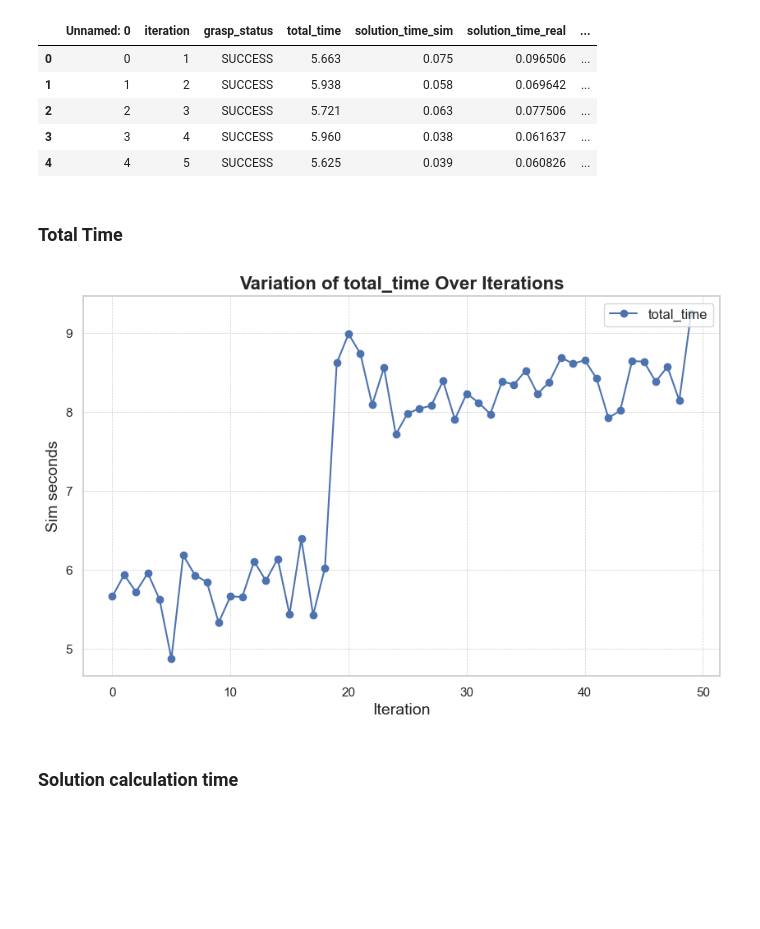
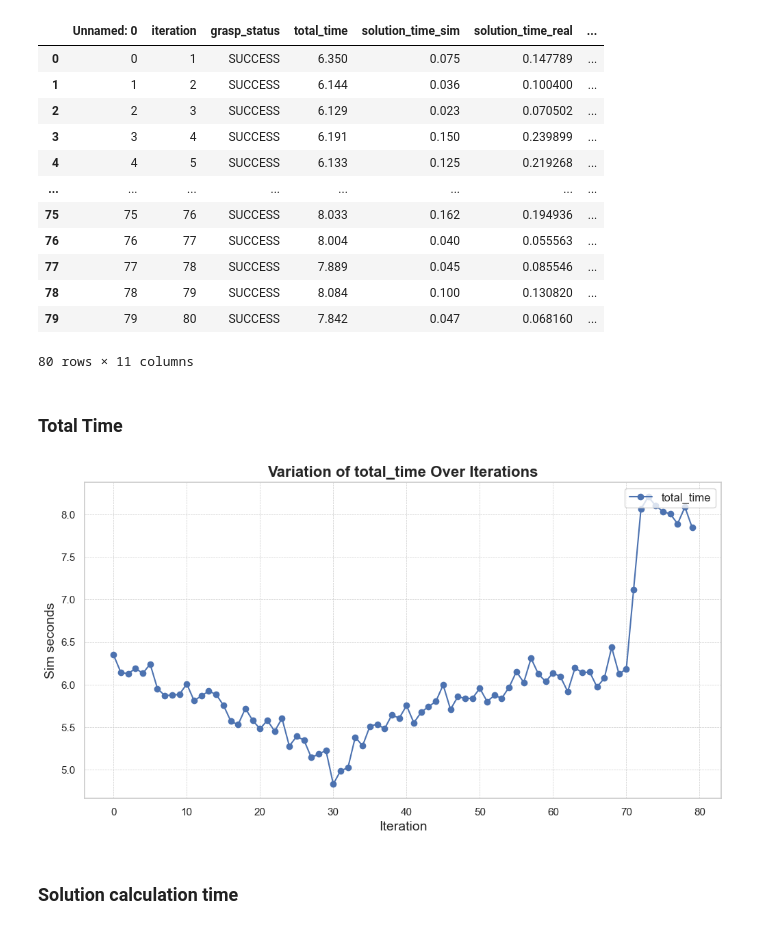
Before and after one commit to adityavkulkarni/2D_dynamic_object_grasping, a Jupyter notebook: results.ipynb, the cells around one changed output. Saved outputs shown, nothing was run; the diff lists cells and outputs as text; code cells hidden in the pictures; blank space fills up the shorter version.

```diff
--- a/results.ipynb
+++ b/results.ipynb
@@ -4,32 +4,39 @@ import matplotlib.pyplot as plt
 import seaborn as sns
 sns.set(style="whitegrid")
 # %%
-df = pd.read_csv("results.csv")
+df = pd.read_csv("results80.csv")
 len_df = len(df)
-df.head()
+df
 # %% [output]
 |  | Unnamed: 0 | iteration | grasp_status | total_time | solution_time_sim | solution_time_real | ... |
-| 0 | 0 | 1 | SUCCESS | 5.663 | 0.075 | 0.096506 | ... |
-| 1 | 1 | 2 | SUCCESS | 5.938 | 0.058 | 0.069642 | ... |
-| 2 | 2 | 3 | SUCCESS | 5.721 | 0.063 | 0.077506 | ... |
-| 3 | 3 | 4 | SUCCESS | 5.960 | 0.038 | 0.061637 | ... |
-| 4 | 4 | 5 | SUCCESS | 5.625 | 0.039 | 0.060826 | ... |
+| 0 | 0 | 1 | SUCCESS | 6.350 | 0.075 | 0.147789 | ... |
+| 1 | 1 | 2 | SUCCESS | 6.144 | 0.036 | 0.100400 | ... |
+| 2 | 2 | 3 | SUCCESS | 6.129 | 0.023 | 0.070502 | ... |
+| 3 | 3 | 4 | SUCCESS | 6.191 | 0.150 | 0.239899 | ... |
+| 4 | 4 | 5 | SUCCESS | 6.133 | 0.125 | 0.219268 | ... |
+| ... | ... | ... | ... | ... | ... | ... | ... |
+| 75 | 75 | 76 | SUCCESS | 8.033 | 0.162 | 0.194936 | ... |
+| 76 | 76 | 77 | SUCCESS | 8.004 | 0.040 | 0.055563 | ... |
+| 77 | 77 | 78 | SUCCESS | 7.889 | 0.045 | 0.085546 | ... |
+| 78 | 78 | 79 | SUCCESS | 8.084 | 0.100 | 0.130820 | ... |
+| 79 | 79 | 80 | SUCCESS | 7.842 | 0.047 | 0.068160 | ... |
+80 rows × 11 columns
 # %% [markdown]
 ### Total Time
 # %%
-plt.figure(figsize=(10, 6))
+plt.figure(figsize=(12, 6))
 plt.plot(df['total_time'], label='total_time', marker='o')
 
 plt.title('Variation of total_time Over Iterations', fontsize=16, fontweight='bold')
 plt.xlabel('Iteration', fontsize=14)
 plt.ylabel('Sim seconds', fontsize=14)
 plt.legend(fontsize=12, loc='upper right')
 
 plt.grid(True, which='both', linestyle='--', linewidth=0.5)
 plt.savefig(f"./viz_results/total_time{len_df}.png")
 plt.show()
 # %% [output]
-[figure, old version]
+[figure, new version]
 # %% [markdown]
 ### Solution calculation time
 # %%
```
Also changed, not shown: parts of 6 cells of this notebook, 1 other file.
